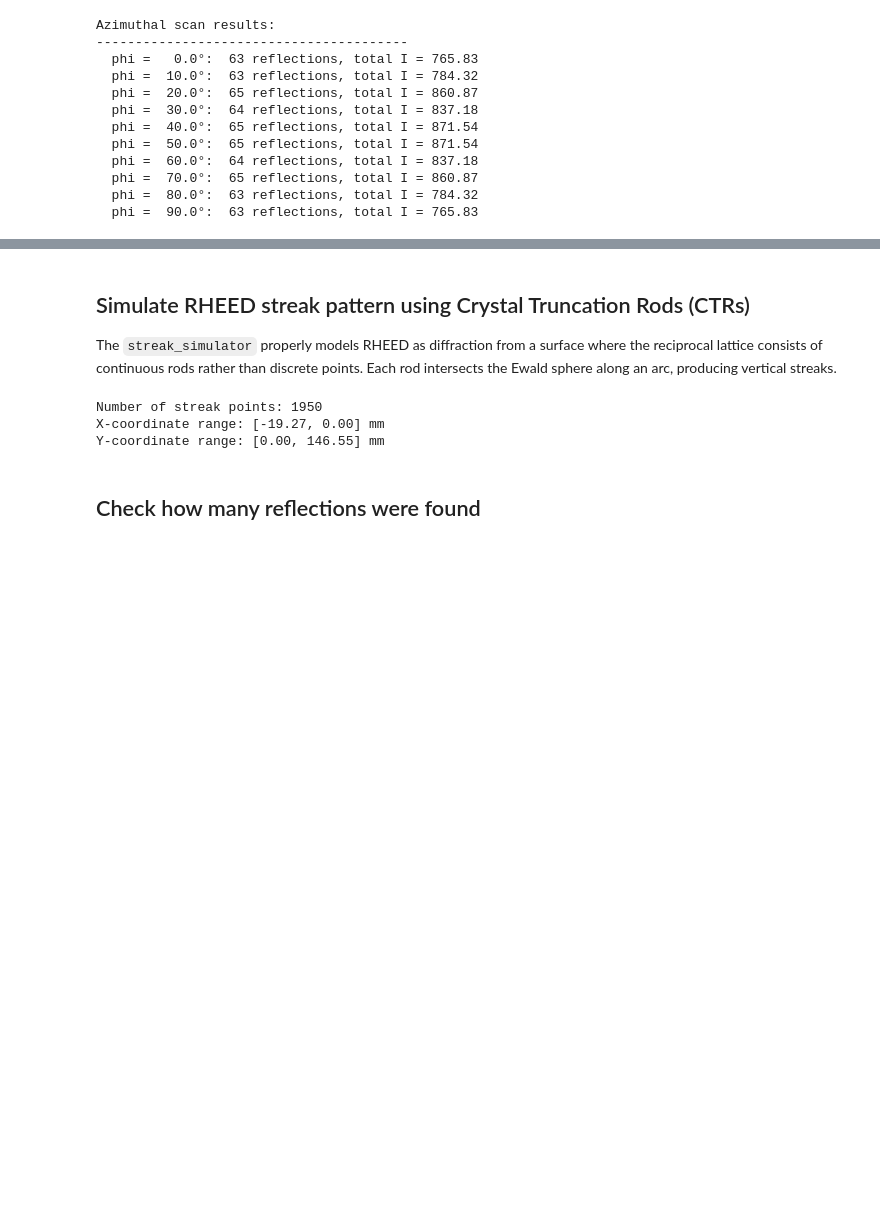
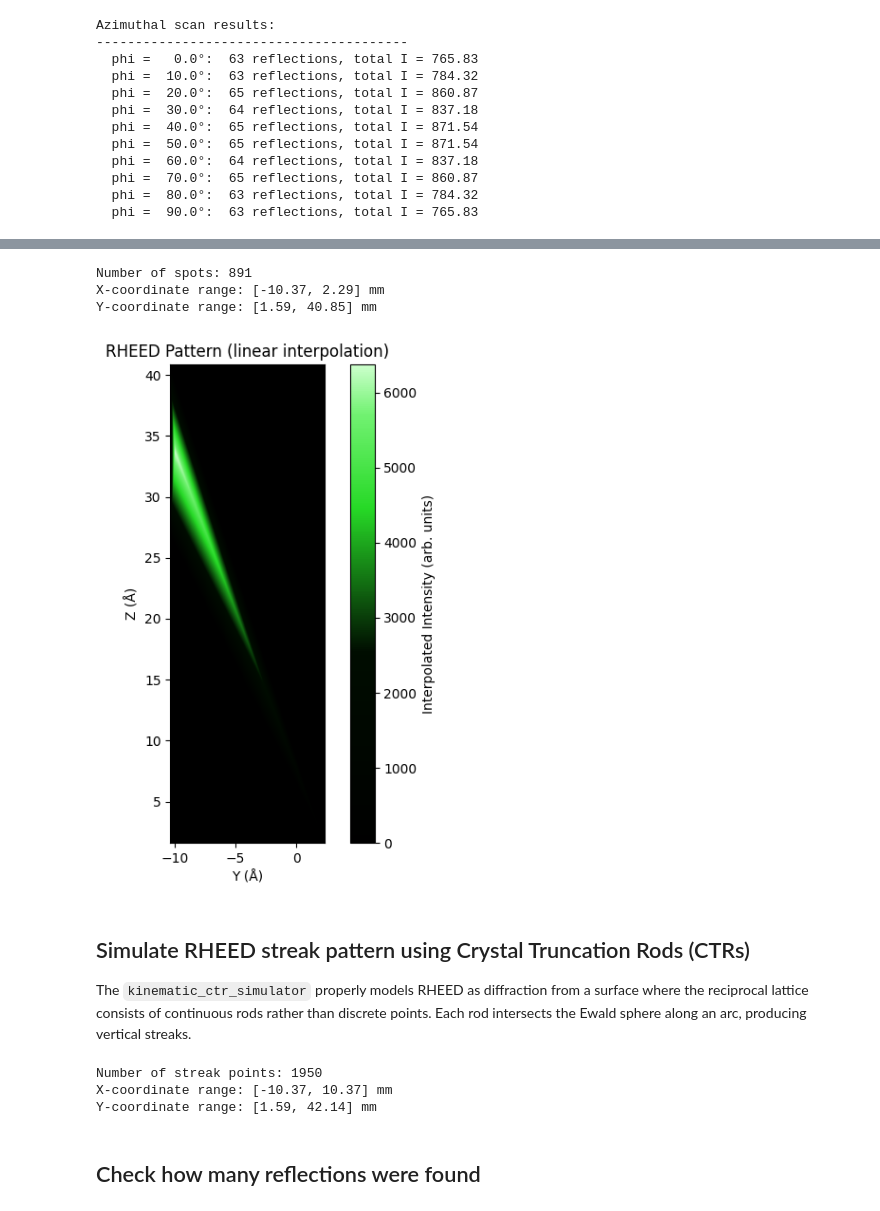
Before and after one commit to debangshu-mukherjee/rheedium, a Jupyter notebook: tutorials/01_kinematic_MgO.ipynb, the cells around one changed output, grey strips where cells are left out. Saved outputs shown, nothing was run; the diff lists cells and outputs as text; code cells hidden in the pictures; blank space fills up the shorter version.

```diff
--- a/tutorials/01_kinematic_MgO.ipynb
+++ b/tutorials/01_kinematic_MgO.ipynb
@@ -210,28 +218,56 @@ Azimuthal scan results:
+# %%
+# Generate RHEED spot pattern using discrete 3D reciprocal lattice
+# kinematic_spot_simulator finds where discrete G points intersect the Ewald sphere
+spot_pattern = rh.simul.kinematic_spot_simulator(
+    crystal=structure_file,
+    voltage_kv=voltage_kV,
+    theta_deg=theta_deg,
+    hmax=hmax,
+    kmax=kmax,
+    lmax=5,  # Need larger lmax for grazing incidence
+    detector_distance=detector_distance,
+    tolerance=0.05,
+)
+
+print(f"Number of spots: {len(spot_pattern.intensities)}")
+print(f"X-coordinate range: [{spot_pattern.detector_points[:, 0].min():.2f}, {spot_pattern.detector_points[:, 0].max():.2f}] mm")
+print(f"Y-coordinate range: [{spot_pattern.detector_points[:, 1].min():.2f}, {spot_pattern.detector_points[:, 1].max():.2f}] mm")
+# %% [output]
+Number of spots: 891
+X-coordinate range: [-10.37, 2.29] mm
+Y-coordinate range: [1.59, 40.85] mm
+# %%
+# Plot the spot pattern
+rh.plots.plot_rheed(spot_pattern, grid_size=300, interp_type="linear")
+# %% [output]
+[figure, added]
 # %% [markdown]
 ## Simulate RHEED streak pattern using Crystal Truncation Rods (CTRs)
 
-The `streak_simulator` properly models RHEED as diffraction from a surface where
+The `kinematic_ctr_simulator` properly models RHEED as diffraction from a surface where
 the reciprocal lattice consists of continuous rods rather than discrete points.
 Each rod intersects the Ewald sphere along an arc, producing vertical streaks.
 # %%
 # Generate RHEED streak pattern for MgO (001) with <100> beam
-detector_coords, intensities, hk_indices = rh.simul.streak_simulator(
+# kinematic_ctr_simulator models continuous crystal truncation rods (CTRs)
+# and returns a RHEEDPattern directly
+streak_pattern = rh.simul.kinematic_ctr_simulator(
     crystal=structure_file,
     voltage_kv=voltage_kV,
     theta_deg=theta_deg,
     hmax=hmax,
     kmax=kmax,
     detector_distance=detector_distance,
-    points_per_streak=points_per_streak,
+    points_per_rod=points_per_streak,
 )
 
-print(f"Number of streak points: {len(intensities)}")
-print(f"X-coordinate range: [{detector_coords[:, 0].min():.2f}, {detector_coords[:, 0].max():.2f}] mm")
-print(f"Y-coordinate range: [{detector_coords[:, 1].min():.2f}, {detector_coords[:, 1].max():.2f}] mm")
+print(f"Number of streak points: {len(streak_pattern.intensities)}")
+print(f"X-coordinate range: [{streak_pattern.detector_points[:, 0].min():.2f}, {streak_pattern.detector_points[:, 0].max():.2f}] mm")
+print(f"Y-coordinate range: [{streak_pattern.detector_points[:, 1].min():.2f}, {streak_pattern.detector_points[:, 1].max():.2f}] mm")
 # %% [output]
 Number of streak points: 1950
-X-coordinate range: [-19.27, 0.00] mm
-Y-coordinate range: [0.00, 146.55] mm
+X-coordinate range: [-10.37, 10.37] mm
+Y-coordinate range: [1.59, 42.14] mm
 # %% [markdown]
 ## Check how many reflections were found
 # %%
```
Also changed, not shown: parts of 6 cells of this notebook, 2 other files.
